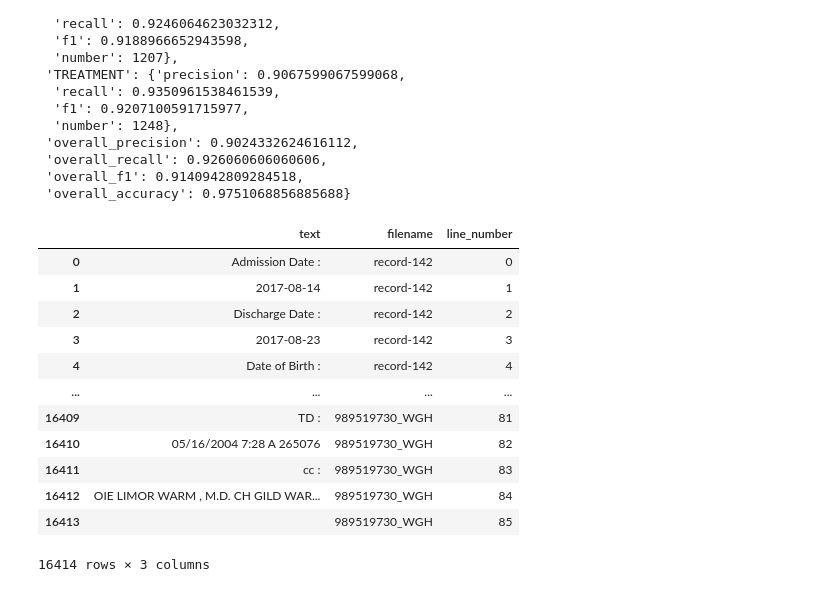
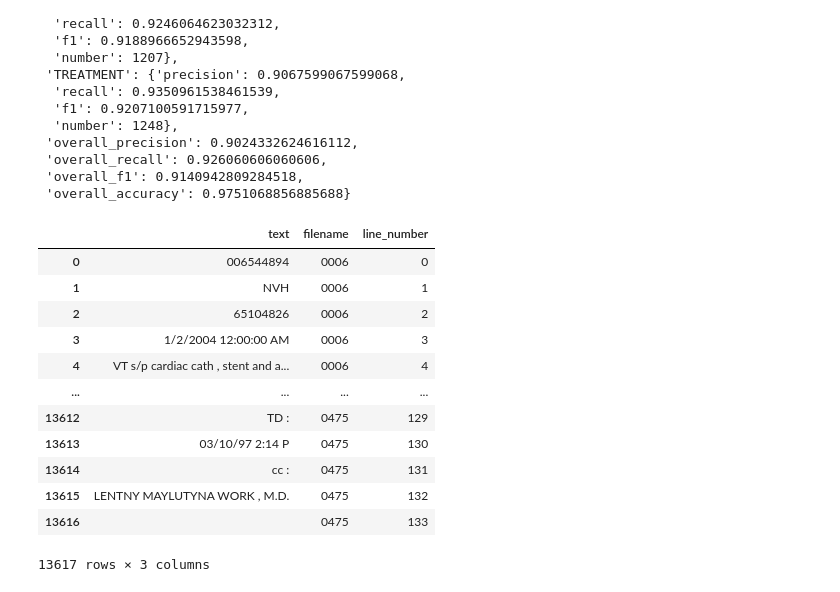
Before and after one commit to Mustapha-AJEGHRIR/medical_txt_parser, a Jupyter notebook: src/notebooks/concepts_ner/concepts_ner_scibert.ipynb, the cells around one changed output. Cells and saved outputs as stored; diff of their text form; code cells hidden in the pictures.

```diff
--- a/src/notebooks/concepts_ner/concepts_ner_scibert.ipynb
+++ b/src/notebooks/concepts_ner/concepts_ner_scibert.ipynb
@@ -220,7 +220,7 @@ preproc_df
 We also add some lines that contain no concepts
 # %%
 # add lines with no concepts
-NUMBER_LINE_PER_FILE = 5
+NUMBER_LINE_PER_FILE = 4
 no_concepts_df = []
 # aggregate start_line by filename
 list_lines = concept_df.groupby("filename")["start_line"].apply(set).to_dict()
@@ -761,32 +755,33 @@ The following columns in the test set  don't have a corresponding argument in `B
  'overall_f1': 0.9140942809284518,
  'overall_accuracy': 0.9751068856885688}
 # %%
-text_files = glob.glob(train_data_path + os.sep + txt_folder_name + os.sep +  "*.txt")
+text_files = glob.glob(val_data_path + os.sep + txt_folder_name + os.sep +  "*.txt")
 filename = ""
 df = pd.DataFrame()
 for file in tqdm(text_files):
     with open(file, 'r') as f:
         text = f.read()
         # split lines
         lines = text.split('\n')
         filename =[ file.split("/")[-1].split(".")[0]] * len(lines)
         df = df.append(pd.DataFrame({"text": lines, "filename": filename, "line_number": range(len(lines))}), ignore_index=True)
 
+df = df.sort_values(by=["filename", "line_number"])
 df
 # %% [output]
 |  | text | filename | line_number |
-| 0 | Admission Date : | record-142 | 0 |
-| 1 | 2017-08-14 | record-142 | 1 |
-| 2 | Discharge Date : | record-142 | 2 |
-| 3 | 2017-08-23 | record-142 | 3 |
-| 4 | Date of Birth : | record-142 | 4 |
+| 0 | 006544894 | 0006 | 0 |
+| 1 | NVH | 0006 | 1 |
+| 2 | 65104826 | 0006 | 2 |
+| 3 | 1/2/2004 12:00:00 AM | 0006 | 3 |
+| 4 | VT s/p cardiac cath , stent and a... | 0006 | 4 |
 | ... | ... | ... | ... |
-| 16409 | TD : | 989519730_WGH | 81 |
-| 16410 | 05/16/2004 7:28 A 265076 | 989519730_WGH | 82 |
-| 16411 | cc : | 989519730_WGH | 83 |
-| 16412 | OIE LIMOR WARM , M.D. CH GILD WAR... | 989519730_WGH | 84 |
-| 16413 |  | 989519730_WGH | 85 |
+| 13612 | TD : | 0475 | 129 |
+| 13613 | 03/10/97 2:14 P | 0475 | 130 |
+| 13614 | cc : | 0475 | 131 |
+| 13615 | LENTNY MAYLUTYNA WORK , M.D. | 0475 | 132 |
+| 13616 |  | 0475 | 133 |
-16414 rows × 3 columns
+13617 rows × 3 columns
 # %%
 # remove empty text lines
 df = df[df.text != ""]
```
Also changed, not shown: parts of 20 cells of this notebook.
